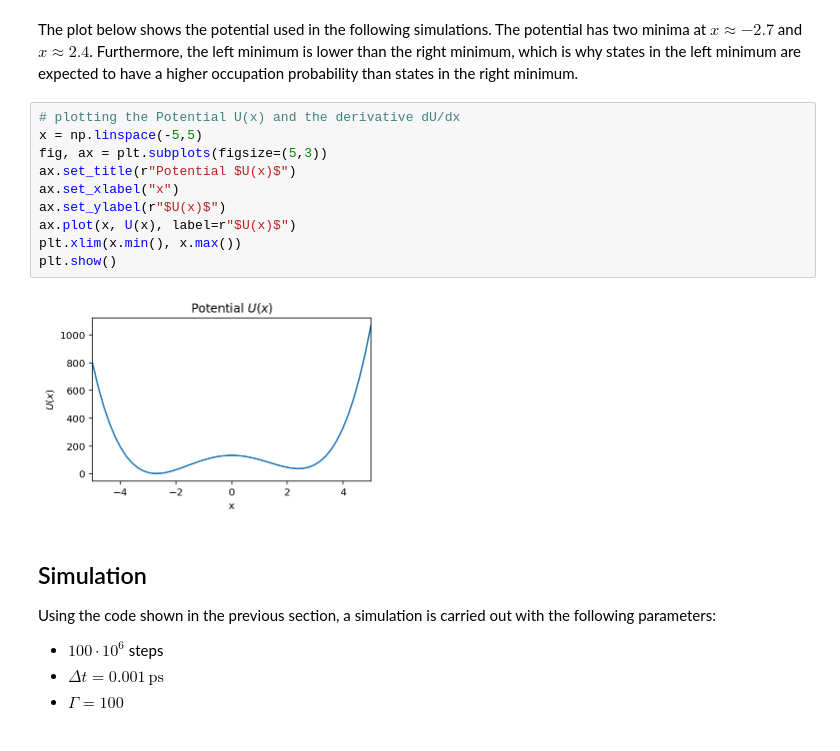
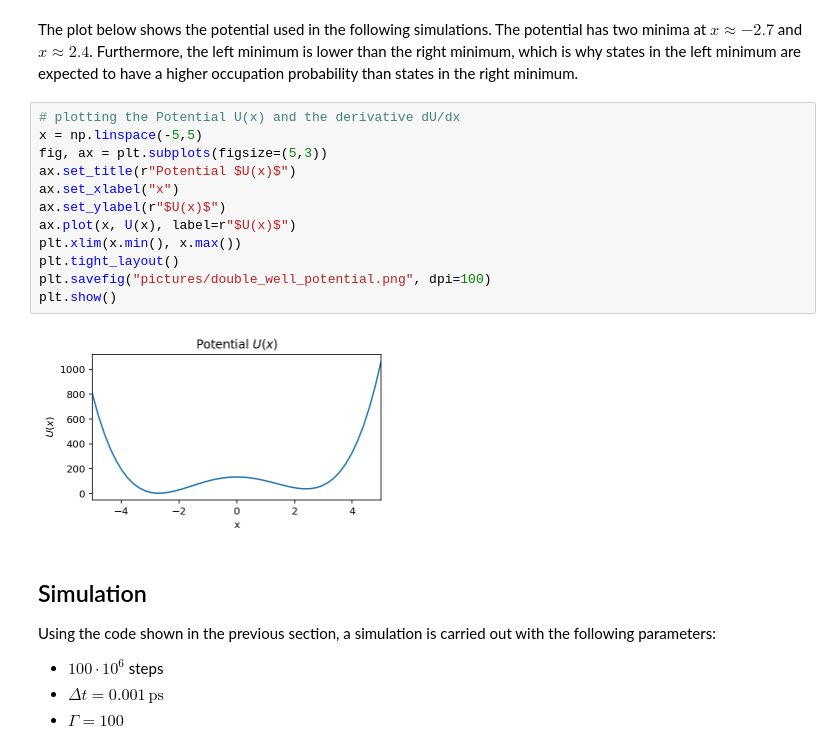
Before and after one commit to jobirk/markovstatemodel, a Jupyter notebook: markov_state_model.ipynb, the cells around one changed output. Drawn from its saved outputs; the diff is of its cells as text.

```diff
--- a/markov_state_model.ipynb
+++ b/markov_state_model.ipynb
@@ -93,15 +93,17 @@ The plot below shows the potential used in the following simulations. The potent
 # %%
 # plotting the Potential U(x) and the derivative dU/dx
 x = np.linspace(-5,5)
 fig, ax = plt.subplots(figsize=(5,3))
 ax.set_title(r"Potential $U(x)$")
 ax.set_xlabel("x")
 ax.set_ylabel(r"$U(x)$")
 ax.plot(x, U(x), label=r"$U(x)$")
 plt.xlim(x.min(), x.max())
+plt.tight_layout()
+plt.savefig("pictures/double_well_potential.png", dpi=100)
 plt.show()
 # %% [output]
-[figure, old version]
+[figure, new version]
 # %% [markdown]
 ## Simulation
 
```
Also changed, not shown: parts of 7 cells of this notebook, 1 other file.
